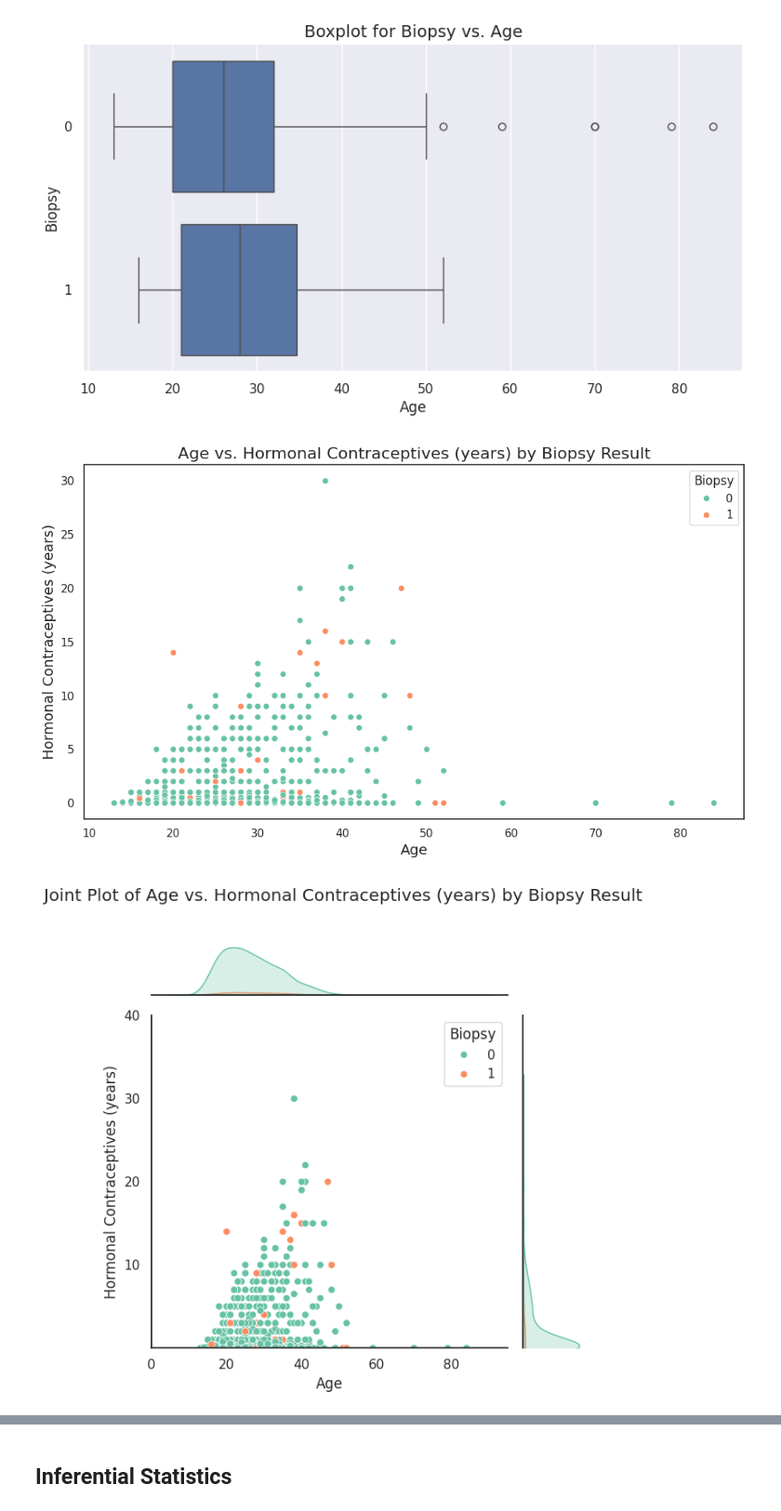
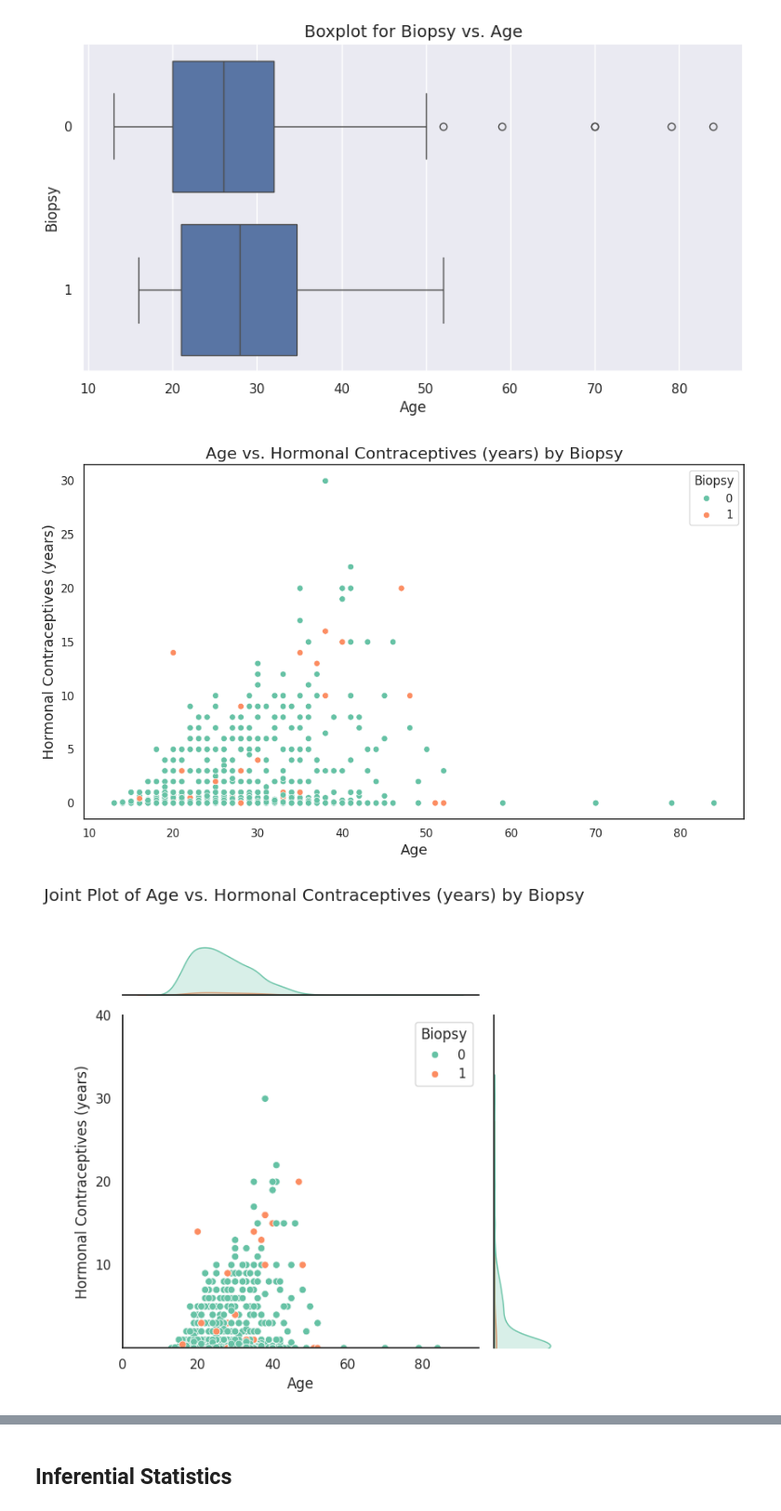
Before and after one commit to katerina-smith/Programming_for_HDS_FinalProject, a Jupyter notebook: Week5_FinalProject.ipynb, the cells around one changed output, grey strips where cells are left out. Shown at 93% size. Drawn from its saved outputs; the diff is of its cells as text; code cells hidden in the pictures.

```diff
--- a/Week5_FinalProject.ipynb
+++ b/Week5_FinalProject.ipynb
@@ -370,0 +568,23 @@ Shape before cleaning: (858, 36) | after cleaning: (835, 32)
+# %%
+# @title **Encode outcome labels as 0 and 1 (if needed)**
+
+target_variable = TARGET_VARIABLE
+label_map = OUTCOME_LABELS   # set in the Settings cell
+
+outcome = df[target_variable]
+observed_values = set(outcome.dropna().unique())
+
+if observed_values.issubset({0, 1}):
+    print("Outcome is already coded as 0/1.")
+
+elif observed_values.issubset(set(label_map)):
+    df[target_variable] = outcome.map(label_map)
+    print("Outcome labels converted to 0/1.")
+
+else:
+    raise ValueError(
+        f"Unexpected outcome values: {observed_values}. "
+        "Update label_map to match your dataset."
+    )
+
+display(df[target_variable].head(10))
@@ -462,7 +766,7 @@ df.sample(n=15, random_state=42) # CHANGE NUMBER HERE TO INCREASE OR DECREASE NU
 # @title **Change a variable's data type (e.g., from integer to category)**
 
 # Choose variable to change
-variable_to_change = 'Biopsy' # CHANGE THIS VARIABLE
+variable_to_change = TARGET_VARIABLE   # set in the Settings cell
 new_data_type = 'category' # CHANGE THIS TO THE NEW DATA TYPE (options include category, int64, float)
 
 #---------------------DO NOT CHANGE ANY CODE BELOW THIS LINE---------------------------------------------#
@@ -725,12 +1025,12 @@ sns.set(style="white")  # Clean background without gridlines
 plt.figure(figsize=(10, 6))
 
 # Scatterplot
-sns.scatterplot(x='Age', y='Hormonal Contraceptives (years)', hue='Biopsy', data=df, palette='Set2')
+sns.scatterplot(x=NUMERIC_VAR_1, y=NUMERIC_VAR_2, hue=TARGET_VARIABLE, data=df, palette='Set2')
 
 # Add title and axis labels
-plt.title('Age vs. Hormonal Contraceptives (years) by Biopsy Result', fontsize=16)
-plt.xlabel('Age', fontsize=14)
-plt.ylabel('Hormonal Contraceptives (years)', fontsize=14)
+plt.title(f'{NUMERIC_VAR_1} vs. {NUMERIC_VAR_2} by {TARGET_VARIABLE}', fontsize=16)
+plt.xlabel(NUMERIC_VAR_1, fontsize=14)
+plt.ylabel(NUMERIC_VAR_2, fontsize=14)
 
 # Remove gridlines
 plt.grid(False)
@@ -741,32 +1041,32 @@ plt.tight_layout()
 # Show the plot
 plt.show()
 # %% [output]
-[figure, old version]
+[figure, new version]
 # %%
 # @title **Example of a joint plot (3 variables)**
 g = sns.jointplot(
-    x='Age', # CHANGE VARIABLE HERE
-    y='Hormonal Contraceptives (years)', # CHANGE VARIABLE HERE
-    hue='Biopsy',
+    x=NUMERIC_VAR_1, # set in the Settings cell
+    y=NUMERIC_VAR_2, # set in the Settings cell
+    hue=TARGET_VARIABLE,
     data=df,
     palette='Set2',
     height=6,
 )
 
 # Set x-axis and y-axis limits
 g.ax_joint.set_xlim(left=0)
 g.ax_joint.set_ylim(bottom=0)
 
 # Set y-axis ticks to increase by 10
 y_min, y_max = g.ax_joint.get_ylim()
 g.ax_joint.set_yticks(np.arange(10, y_max + 10, 10))
 
 # Add title
-plt.suptitle("Joint Plot of Age vs. Hormonal Contraceptives (years) by Biopsy Result", y=1.02)
+plt.suptitle(f"Joint Plot of {NUMERIC_VAR_1} vs. {NUMERIC_VAR_2} by {TARGET_VARIABLE}", y=1.02)
 plt.tight_layout()
 plt.show()
 # %% [output]
-[figure, old version]
+[figure, new version]
 # %%
 # @title **Example of a joint plot of a different kind (2 variables)**
 
```
Also changed, not shown: parts of 30 cells of this notebook.
